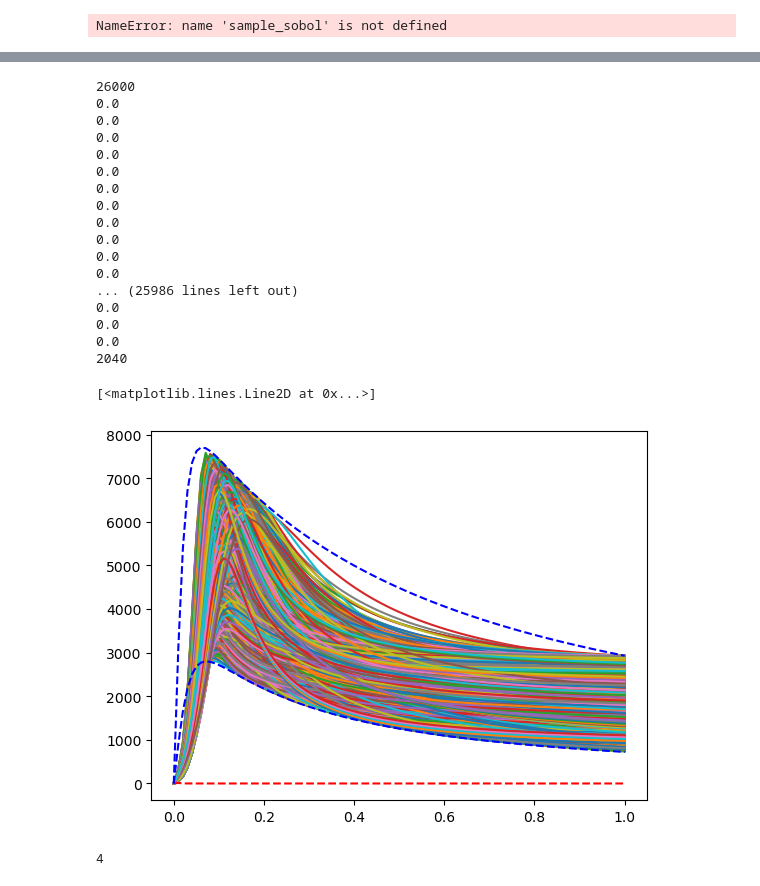
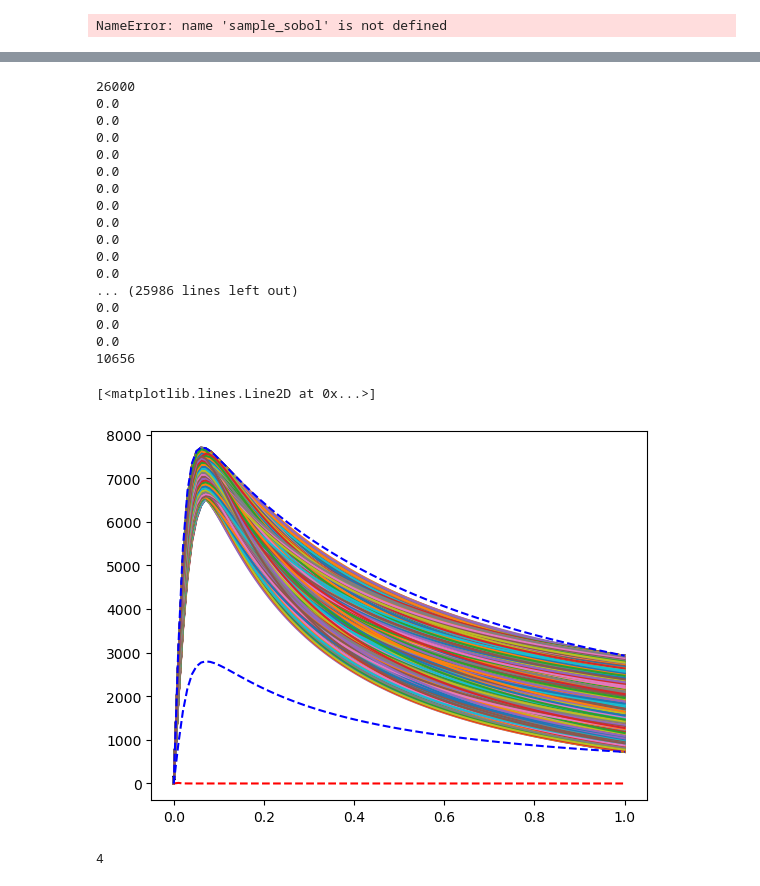
Before and after one commit to BenediktRuhland/SA-Tire-model, a Jupyter notebook: global SA/global_FAST.ipynb, the cells around one changed output, grey strips where cells are left out. Saved outputs shown, nothing was run; the diff lists cells and outputs as text; code cells hidden in the pictures.

```diff
--- a/global SA/global_FAST.ipynb
+++ b/global SA/global_FAST.ipynb
@@ -62,7 +62,7 @@ Fz = -4000
 #function
 def Pacejka5_long_fit(SL,B,C,D,E):
 
-    Fx=-Fz* D * np.sin(C * np.arctan(D * SL - E * (B*SL - np.arctan(B * SL))))
+    Fx= 4000 * D * np.sin(C * np.arctan(B * SL -E * (B*SL - np.arctan(B * SL))))
 
     return Fx
 
@@ -70,7 +70,7 @@ s=0.1
 problem = {
     'num_vars': 4,
     'names': ['B', 'C', 'D', 'E'],
-    'bounds': [[-9.06434405*(1+s),-9.06434405*(1-s)], [1.60162373*(1-s), 1.60162373*(1+s)], [-1.72069169*(1+s), -1.72069169*(1-s)], [-0.80265574 * (1+s), -0.80265574*(1-s)]],
+    'bounds': [[17.04378049 *(1-s),17.04378049*(1+s)], [1.99996234*(1-s), 1.99996234*(1+s)], [1.82504605*(1-s), 1.82504605*(1+s)], [0.62177794*(1-s), 0.62177794*(1+s)]],
     #'bounds': [[4,12], [1, 2], [0.1,1.9], [-10, 1]],
 }
 SL = np.linspace(-1,1,100)
@@ -209,17 +209,18 @@ NameError: name 'sample_sobol' is not defined
 # %%
 Fz = -4000
 #function
+
 def Pacejka5_long_fit(SL,B,C,D,E):
 
-    Fx=-Fz* D * np.sin(C * np.arctan(D * SL - E * (B*SL - np.arctan(B * SL))))
+    Fx= 4000 * D * np.sin(C * np.arctan(B * SL -E * (B*SL - np.arctan(B * SL))))
 
     return Fx
 
-s=0,9
+s=0.1
 problem = {
     'num_vars': 4,
     'names': ['B', 'C', 'D', 'E'],
-    'bounds': [[-9.06434405*(1+s),-9.06434405*(1-s)], [1.60162373*(1-s), 1.60162373*(1+s)], [-1.72069169*(1+s), -1.72069169*(1-s)], [-0.80265574 * (1+s), -0.80265574*(1-s)]],
+    'bounds': [[17.04378049 *(1-s),17.04378049*(1+s)], [1.99996234*(1-s), 1.99996234*(1+s)], [1.82504605*(1-s), 1.82504605*(1+s)], [0.62177794*(1-s), 0.62177794*(1+s)]],
     #'bounds': [[4,12], [1, 2], [0.1,1.9], [-10, 1]],
 }
 SL = np.linspace(0,1,100)
@@ -329,13 +331,13 @@ for i in range(0,len(a)):
 
     #zwei neue kurven die den ganzen definitionbereich definieren
 
-    for j in range(8,len(F)):
+    for j in range(1,len(F)):
         if  F[j] > bound_upper[j] :
            a[i,:] = 0
         else:
            continue
 
-    for j in range(8,len(F)):
+    for j in range(1,len(F)):
         if  F[j] < bound_lower[j] :
            a[i,:] = 0
         else:
@@ -353,36 +355,36 @@ else:
     anzahl = len(a_neu) % len(a_neu[0])
     a_SA = entferne_zeilen(a_neu, anzahl)
 
-print(len(a_SA))
+
 for i in range(0,len(a_SA)):
     params_plot = a_SA[i]
     F_plot = Pacejka5_long_fit(SL, *params_plot)
     plt.plot(SL,F_plot)
 
 
 plt.plot(SL,F_ref, 'r--')
 plt.plot(SL,bound_lower, 'b--')
 plt.plot(SL,bound_upper, 'b--')
 # %% [output]
 26000
 0.0
 0.0
 0.0
 0.0
 0.0
 0.0
 0.0
 0.0
 0.0
 0.0
 0.0
 ... (25986 lines left out)
 0.0
 0.0
 0.0
-2040
+10656
 [<matplotlib.lines.Line2D at 0x...>]
-[figure, old version]
+[figure, new version]
 # %%
 len(a_neu[0])
 # %% [output]
```
Also changed, not shown: parts of 1 cell of this notebook, 3 other files.
